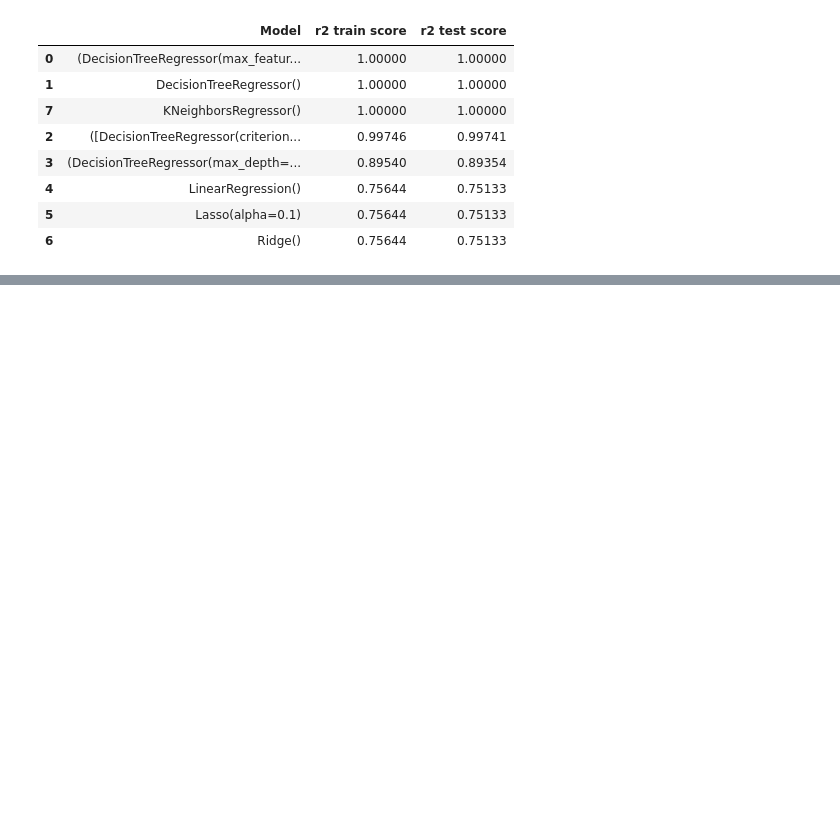
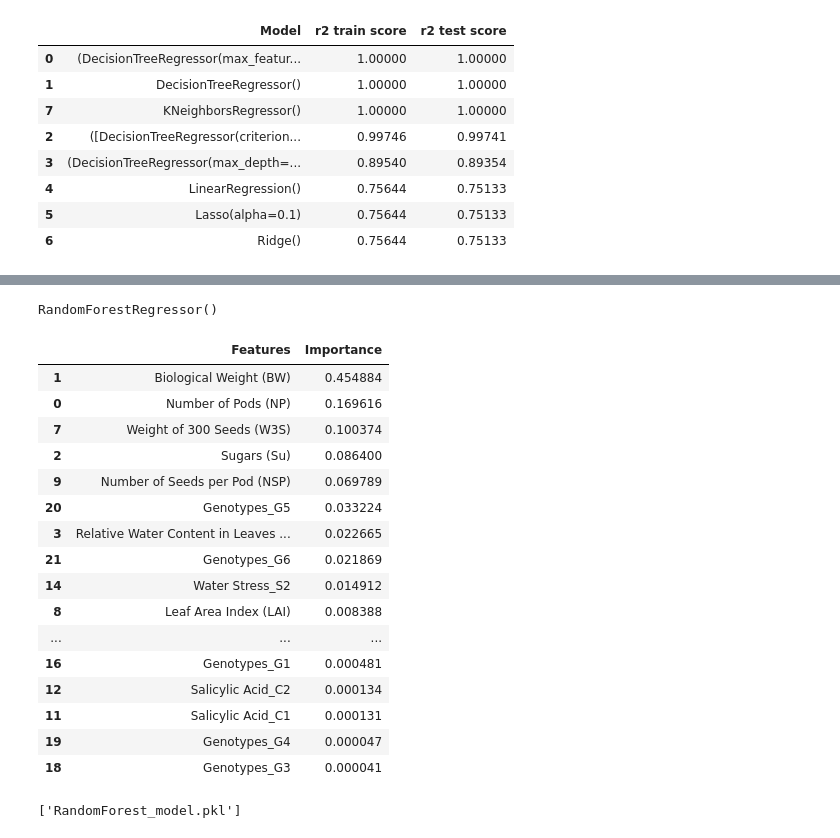
Before and after one commit to SOULEMANE74/soybean-p-model, a Jupyter notebook: sooja predictor.ipynb, the cells around one changed output, grey strips where cells are left out. Saved outputs shown, nothing was run; the diff lists cells and outputs as text; code cells hidden in the pictures; blank space fills up the shorter version.

```diff
--- a/sooja predictor.ipynb
+++ b/sooja predictor.ipynb
@@ -474,0 +544,33 @@ scores.sort_values(by='r2 test score', ascending=False)
+# %%
+# Random forest Regressor
+rfr =RandomForestRegressor()
+rfr.fit(X_train, y_train)
+# %% [output]
+RandomForestRegressor()
+# %%
+# features importance
+rfr_importance = pd.DataFrame({'Features' : X.columns, 'Importance' : rfr.feature_importances_}).sort_values(by='Importance', ascending=False)
+rfr_importance
+# %% [output]
+|  | Features | Importance |
+| 1 | Biological Weight (BW) | 0.454884 |
+| 0 | Number of Pods (NP) | 0.169616 |
+| 7 | Weight of 300 Seeds (W3S) | 0.100374 |
+| 2 | Sugars (Su) | 0.086400 |
+| 9 | Number of Seeds per Pod (NSP) | 0.069789 |
+| 20 | Genotypes_G5 | 0.033224 |
+| 3 | Relative Water Content in Leaves ... | 0.022665 |
+| 21 | Genotypes_G6 | 0.021869 |
+| 14 | Water Stress_S2 | 0.014912 |
+| 8 | Leaf Area Index (LAI) | 0.008388 |
+| ... | ... | ... |
+| 16 | Genotypes_G1 | 0.000481 |
+| 12 | Salicylic Acid_C2 | 0.000134 |
+| 11 | Salicylic Acid_C1 | 0.000131 |
+| 19 | Genotypes_G4 | 0.000047 |
+| 18 | Genotypes_G3 | 0.000041 |
+# %%
+# Serealisation
+jb.dump(rfr, 'RandomForest_model.pkl')
+# %% [output]
+['RandomForest_model.pkl']
```
Also changed, not shown: parts of 12 cells of this notebook, 2 other files.
